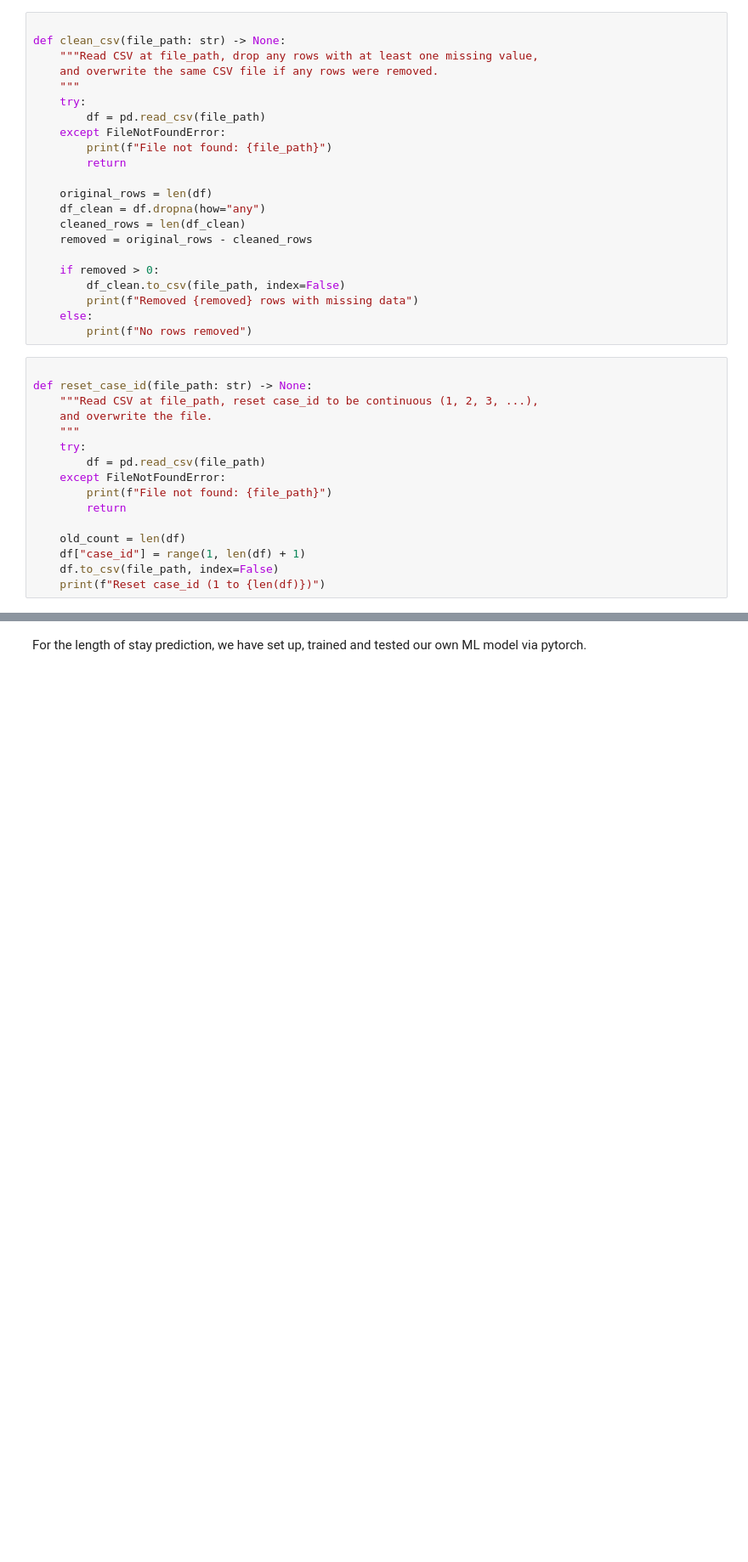
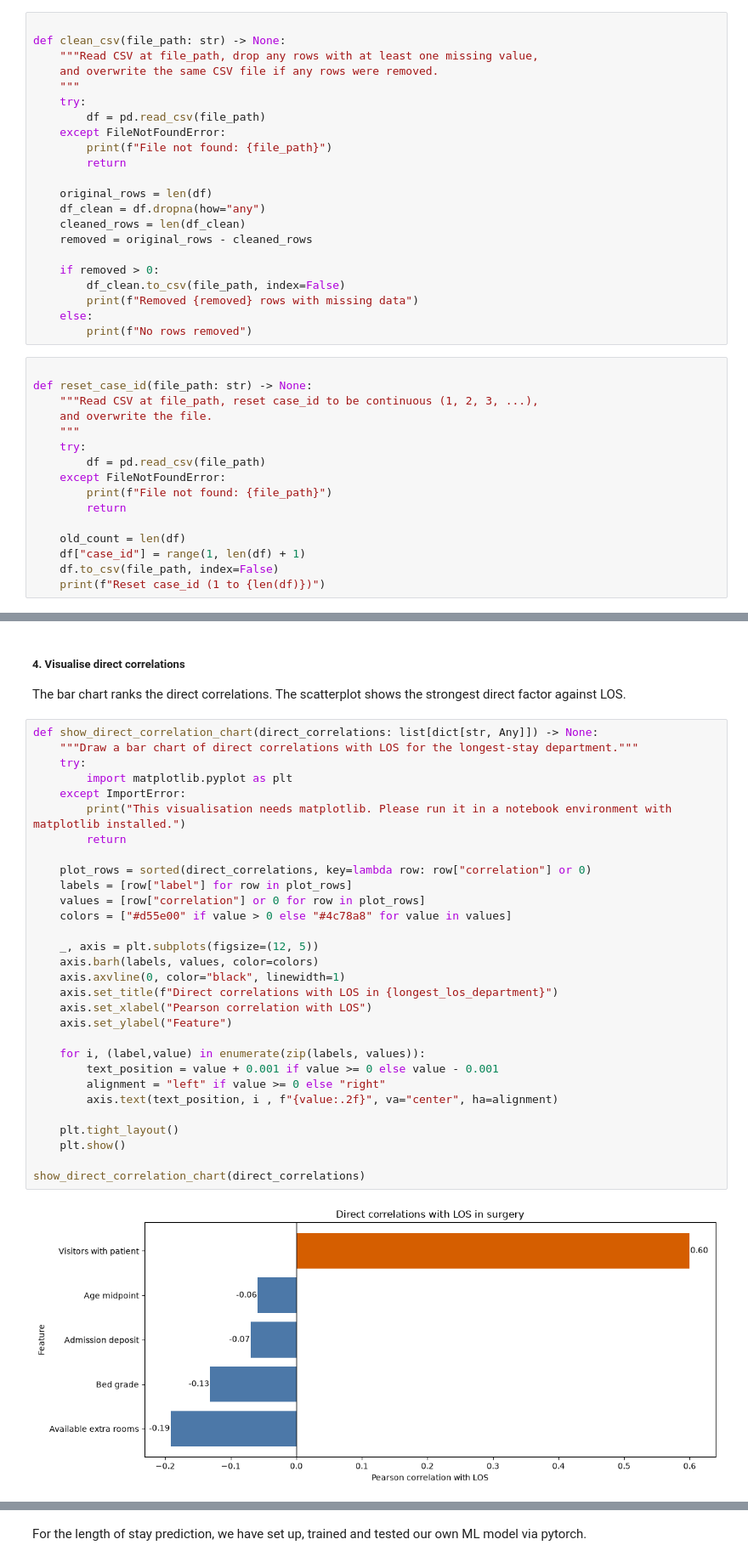
Before and after one commit to JNAUS23/programming_TUM, a Jupyter notebook: joined.ipynb, the cells around one changed output, grey strips where cells are left out. Shown at 85% size. Saved outputs shown, nothing was run; the diff lists cells and outputs as text; blank space fills up the shorter version.

```diff
--- a/joined.ipynb
+++ b/joined.ipynb
@@ -94,0 +362,36 @@ def reset_case_id(file_path: str) -> None:
+# %% [markdown]
+##### **4. Visualise direct correlations**
+
+The bar chart ranks the direct correlations. The scatterplot shows the strongest direct factor against LOS.
+# %%
+def show_direct_correlation_chart(direct_correlations: list[dict[str, Any]]) -> None:
+    """Draw a bar chart of direct correlations with LOS for the longest-stay department."""
+    try:
+        import matplotlib.pyplot as plt
+    except ImportError:
+        print("This visualisation needs matplotlib. Please run it in a notebook environment with matplotlib installed.")
+        return
+
+    plot_rows = sorted(direct_correlations, key=lambda row: row["correlation"] or 0)
+    labels = [row["label"] for row in plot_rows]
+    values = [row["correlation"] or 0 for row in plot_rows]
+    colors = ["#d55e00" if value > 0 else "#4c78a8" for value in values]
+
+    _, axis = plt.subplots(figsize=(12, 5))
+    axis.barh(labels, values, color=colors)
+    axis.axvline(0, color="black", linewidth=1)
+    axis.set_title(f"Direct correlations with LOS in {longest_los_department}")
+    axis.set_xlabel("Pearson correlation with LOS")
+    axis.set_ylabel("Feature")
+
+    for i, (label,value) in enumerate(zip(labels, values)):
+        text_position = value + 0.001 if value >= 0 else value - 0.001
+        alignment = "left" if value >= 0 else "right"
+        axis.text(text_position, i , f"{value:.2f}", va="center", ha=alignment)
+
+    plt.tight_layout()
+    plt.show()
+
+show_direct_correlation_chart(direct_correlations)
+# %% [output]
+[figure, added]
```
Also changed, not shown: parts of 30 cells of this notebook, 1 other file.
